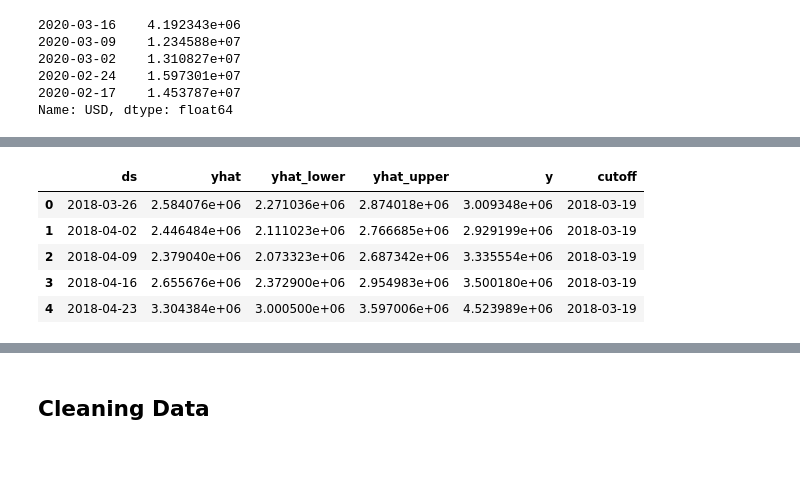
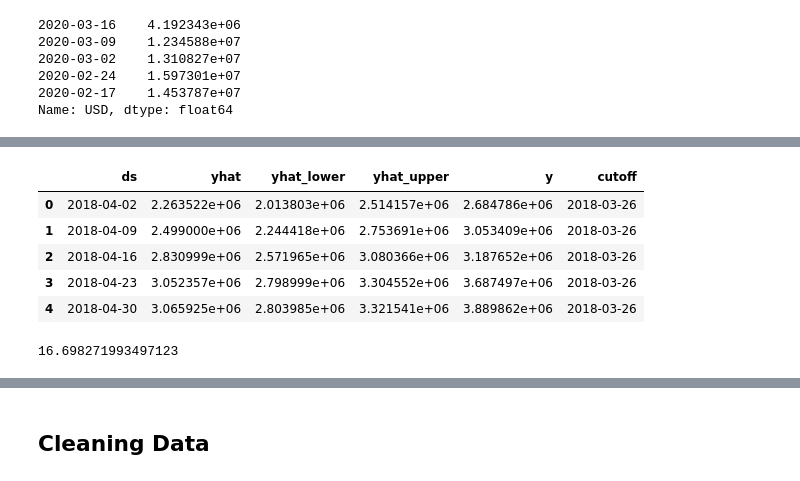
Before and after one commit to sacses/Ironhack-Final-Project, a Jupyter notebook: notebooks/notebook_1.ipynb, the cells around one changed output, grey strips where cells are left out. Cells and saved outputs as stored; diff of their text form; code cells hidden in the pictures.

```diff
--- a/notebooks/notebook_1.ipynb
+++ b/notebooks/notebook_1.ipynb
@@ -155,8 +175,10 @@ Name: USD, dtype: float64
 #Cross Validation
 
 from fbprophet.diagnostics import cross_validation
-cv_results = cross_validation(model = m, initial = pd.to_timedelta(208, unit="W"),
-                              horizon = pd.to_timedelta(52, unit="W"))
+
+cv_results = cross_validation(model=m, initial=pd.to_timedelta(208, unit="W"),
+                              period=pd.to_timedelta(13, unit="W"),
+                              horizon=pd.to_timedelta(13, unit="W"))
 
 cv_results.head()
 # %% [output]
@@ -164,6 +186,6 @@ INFO:fbprophet:Making 3 forecasts with cutoffs between 2018-03-19 00:00:00 and 2
 |  | ds | yhat | yhat_lower | yhat_upper | y | cutoff |
-| 0 | 2018-03-26 | 2.584076e+06 | 2.271036e+06 | 2.874018e+06 | 3.009348e+06 | 2018-03-19 |
-| 1 | 2018-04-02 | 2.446484e+06 | 2.111023e+06 | 2.766685e+06 | 2.929199e+06 | 2018-03-19 |
-| 2 | 2018-04-09 | 2.379040e+06 | 2.073323e+06 | 2.687342e+06 | 3.335554e+06 | 2018-03-19 |
-| 3 | 2018-04-16 | 2.655676e+06 | 2.372900e+06 | 2.954983e+06 | 3.500180e+06 | 2018-03-19 |
-| 4 | 2018-04-23 | 3.304384e+06 | 3.000500e+06 | 3.597006e+06 | 4.523989e+06 | 2018-03-19 |
+| 0 | 2018-04-02 | 2.263522e+06 | 2.013803e+06 | 2.514157e+06 | 2.684786e+06 | 2018-03-26 |
+| 1 | 2018-04-09 | 2.499000e+06 | 2.244418e+06 | 2.753691e+06 | 3.053409e+06 | 2018-03-26 |
+| 2 | 2018-04-16 | 2.830999e+06 | 2.571965e+06 | 3.080366e+06 | 3.187652e+06 | 2018-03-26 |
+| 3 | 2018-04-23 | 3.052357e+06 | 2.798999e+06 | 3.304552e+06 | 3.687497e+06 | 2018-03-26 |
+| 4 | 2018-04-30 | 3.065925e+06 | 2.803985e+06 | 3.321541e+06 | 3.889862e+06 | 2018-03-26 |
@@ -169,0 +196,4 @@ INFO:fbprophet:Making 3 forecasts with cutoffs between 2018-03-19 00:00:00 and 2
+# %%
+mean_absolute_percentage_error(cv_results.y, cv_results.yhat)
+# %% [output]
+16.698271993497123
```
Also changed, not shown: parts of 17 cells of this notebook, 1 other file.
